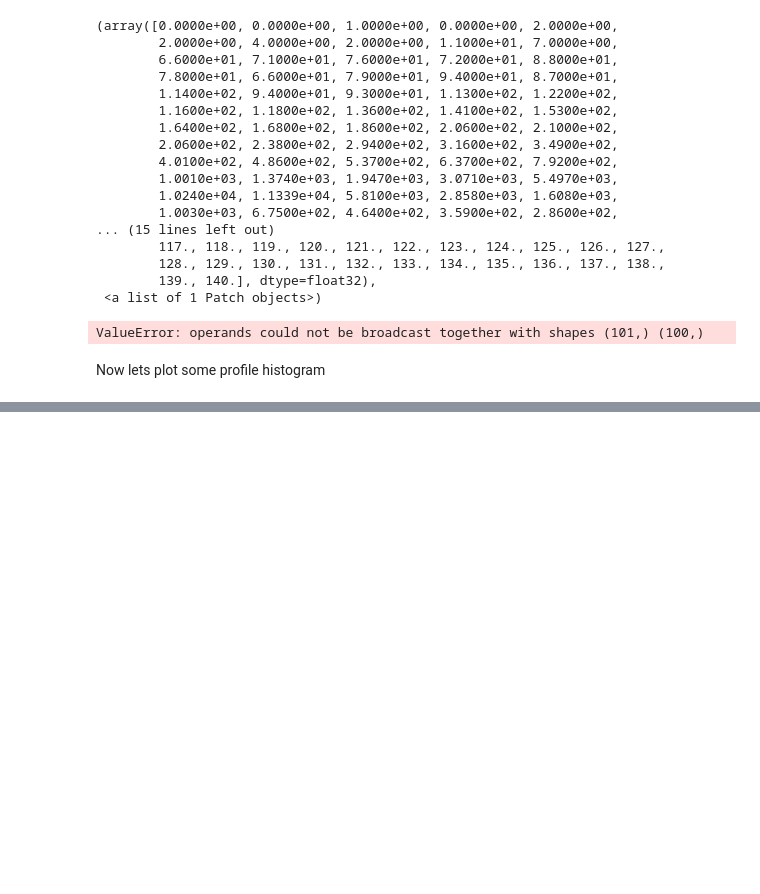
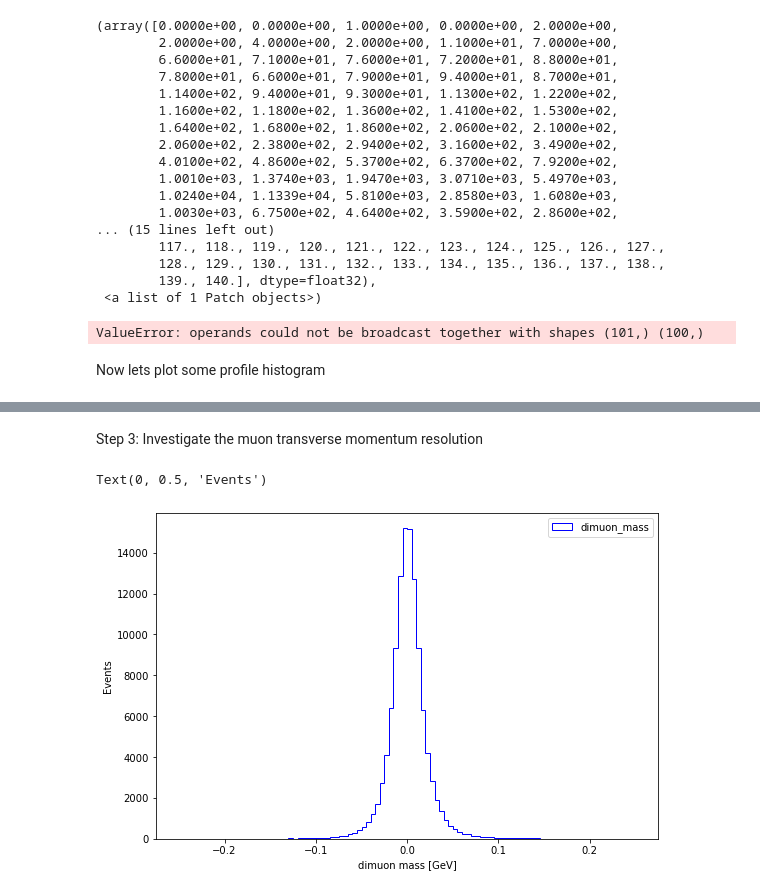
Before and after one commit to Taiantuia/MuonHATSatLPC2020, a Jupyter notebook: Exercise-2-Muon-momentum-scale-and-resolution-corrections.ipynb, the cells around one changed output, grey strips where cells are left out. Drawn from its saved outputs; the diff is of its cells as text; code cells hidden in the pictures; blank space fills up the shorter version.

Commit message:
add more hists

```diff
--- a/Exercise-2-Muon-momentum-scale-and-resolution-corrections.ipynb
+++ b/Exercise-2-Muon-momentum-scale-and-resolution-corrections.ipynb
@@ -149,0 +193,12 @@ mup_phi=two_opposite_good_muons.phi[two_opposite_good_muons.charge>0].flatten()
+# %% [markdown]
+Step 3: Investigate the muon transverse momentum resolution
+# %%
+pt_res=two_gen_muon_p4.pt.flatten()/two_opposite_good_muons.pt.flatten()-1
+plt.figure(figsize=(9,6))
+plt.hist(pt_res, bins=100, range=[-0.25,0.25], histtype='step', color='blue', label='dimuon_mass')
+plt.legend()
+plt.xlabel('dimuon mass [GeV]')
+plt.ylabel('Events')
+# %% [output]
+Text(0, 0.5, 'Events')
+[figure, added]
```
Also changed, not shown: parts of 18 cells of this notebook.
